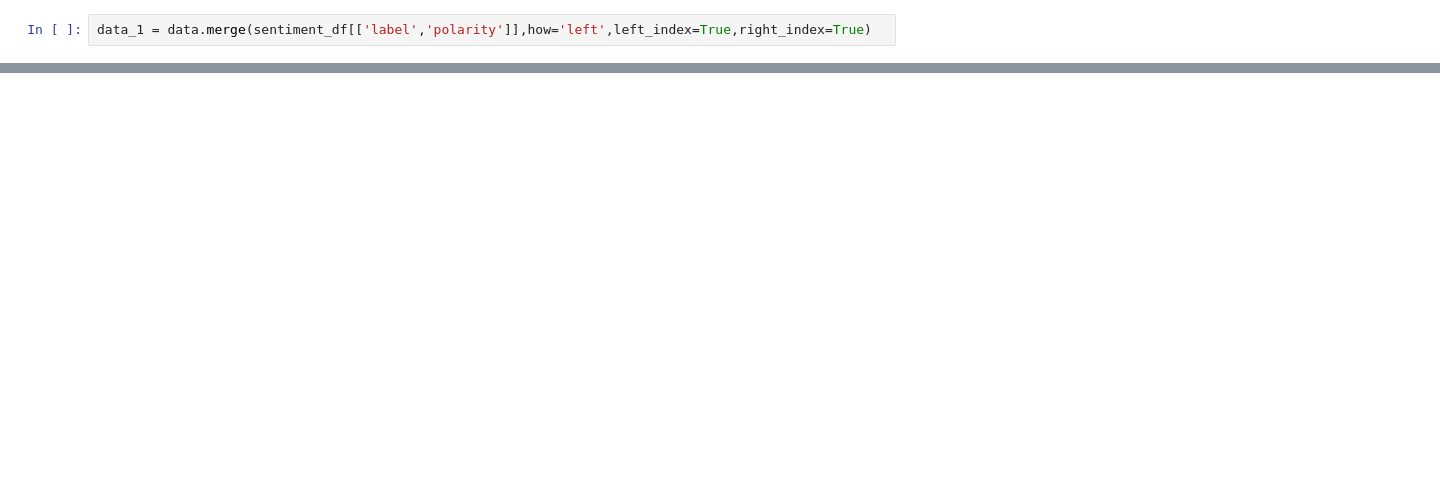
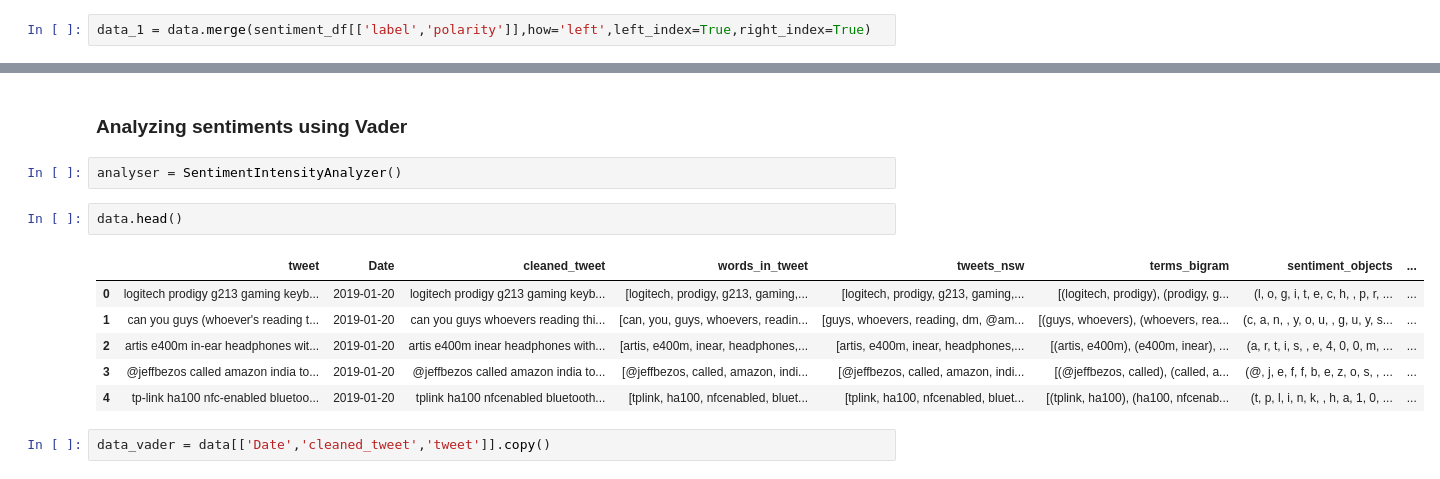
Before and after one commit to TH3C0D3F4TH3R/Twitter_Analysis, a Jupyter notebook: code/Analysis.ipynb, the cells around one changed output, grey strips where cells are left out. Saved outputs shown, nothing was run; the diff lists cells and outputs as text; blank space fills up the shorter version.

```diff
--- a/code/Analysis.ipynb
+++ b/code/Analysis.ipynb
@@ -447,0 +427,15 @@ data_1
+# %% [markdown]
+### Analyzing sentiments using Vader
+# %%
+analyser = SentimentIntensityAnalyzer()
+# %%
+data.head()
+# %% [output]
+|  | tweet | Date | cleaned_tweet | words_in_tweet | tweets_nsw | terms_bigram | sentiment_objects | ... |
+| 0 | logitech prodigy g213 gaming keyb... | 2019-01-20 | logitech prodigy g213 gaming keyb... | [logitech, prodigy, g213, gaming,... | [logitech, prodigy, g213, gaming,... | [(logitech, prodigy), (prodigy, g... | (l, o, g, i, t, e, c, h, , p, r, ... | ... |
+| 1 | can you guys (whoever's reading t... | 2019-01-20 | can you guys whoevers reading thi... | [can, you, guys, whoevers, readin... | [guys, whoevers, reading, dm, @am... | [(guys, whoevers), (whoevers, rea... | (c, a, n, , y, o, u, , g, u, y, s... | ... |
+| 2 | artis e400m in-ear headphones wit... | 2019-01-20 | artis e400m inear headphones with... | [artis, e400m, inear, headphones,... | [artis, e400m, inear, headphones,... | [(artis, e400m), (e400m, inear), ... | (a, r, t, i, s, , e, 4, 0, 0, m, ... | ... |
+| 3 | @jeffbezos called amazon india to... | 2019-01-20 | @jeffbezos called amazon india to... | [@jeffbezos, called, amazon, indi... | [@jeffbezos, called, amazon, indi... | [(@jeffbezos, called), (called, a... | (@, j, e, f, f, b, e, z, o, s, , ... | ... |
+| 4 | tp-link ha100 nfc-enabled bluetoo... | 2019-01-20 | tplink ha100 nfcenabled bluetooth... | [tplink, ha100, nfcenabled, bluet... | [tplink, ha100, nfcenabled, bluet... | [(tplink, ha100), (ha100, nfcenab... | (t, p, l, i, n, k, , h, a, 1, 0, ... | ... |
+# %%
+data_vader = data[['Date','cleaned_tweet','tweet']].copy()
```
Also changed, not shown: parts of 19 cells of this notebook.
